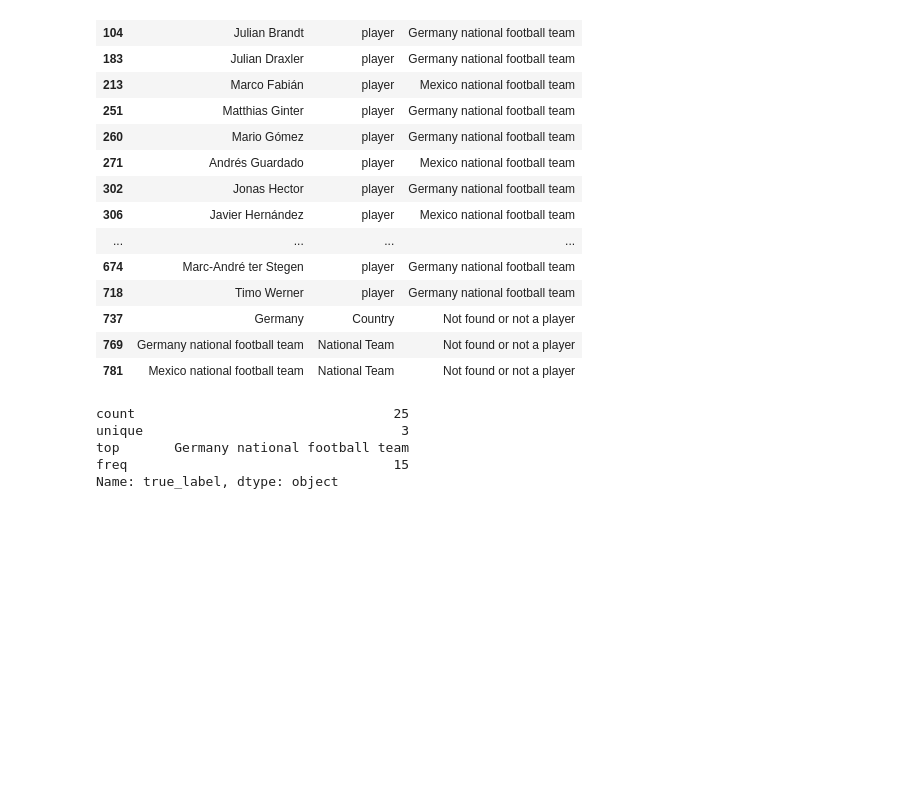
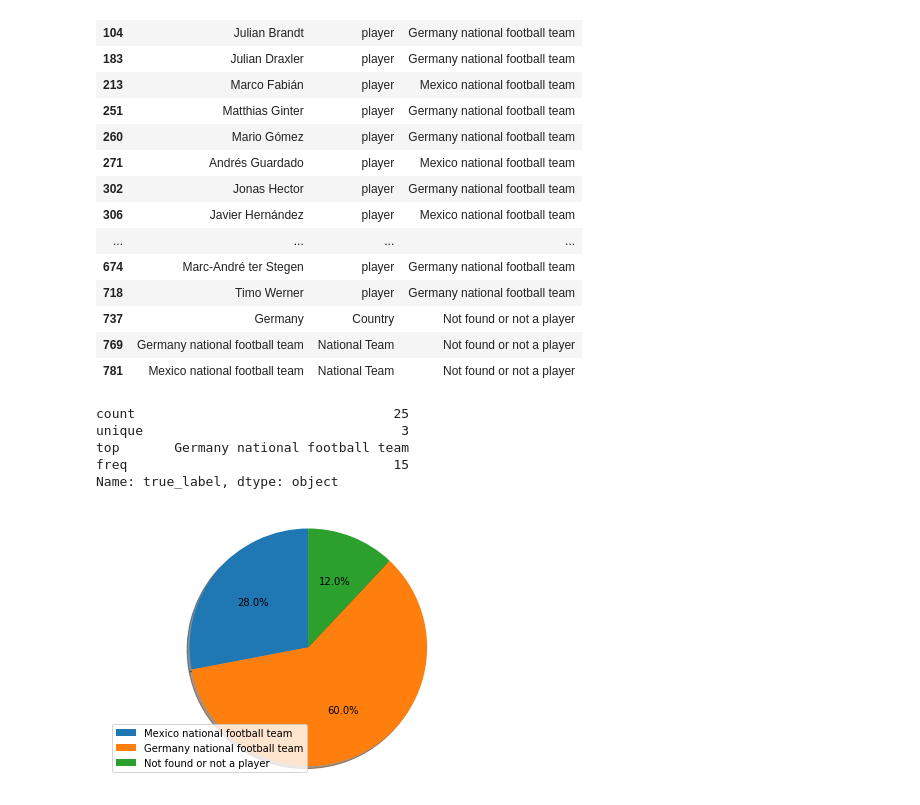
Before and after one commit to ProjectNTDS/Network_World_Cup_Analysis, a Jupyter notebook: Task 4.ipynb, the cells around one changed output. Saved outputs shown, nothing was run; the diff lists cells and outputs as text; code cells hidden in the pictures; blank space fills up the shorter version.

```diff
--- a/Task 4.ipynb
+++ b/Task 4.ipynb
@@ -225,7 +260,7 @@ print(features_normalised.shape)
 # %% [markdown]
 In the next step we compute the pearson correlation between each player, given as input the feature vector.
 # %%
-def compute_pearson_correlation(feature_normalised):
+def compute_pearson_correlation_array(feature_normalised):
 
     n = features_normalised.shape[0]
     pearson_array = np.zeros((n,n))
@@ -251,11 +286,17 @@ def filter_players(player, threshold):
 
     return filtered_players
 # %%
-pearson_array = compute_pearson_correlation(features_normalised)
+pearson_array = compute_pearson_correlation_array(features_normalised)
 # %%
-player = 484             #represents Thomas Müller
-number_of_nodes = 25     #23 players + national team + country
+def run_pearson_correlation_for_node(node, features_normalised):
+
+    number_of_nodes = 25     #23 players + national team + country
 
 
-upperlimit = set_upperbound(pearson_array[player], number_of_nodes+1)
-filtered_players = filter_players(player, upperlimit)
+    upperlimit = set_upperbound(pearson_array[node], number_of_nodes+1)
+    filtered_nodes = filter_players(node, upperlimit)
+
+    pearson_result = All_Nodes.iloc[filtered_nodes, :]
+    pearson_final_result = check_true_label(filtered_nodes, true_list, pearson_result)
+
+    return pearson_final_result
@@ -267,0 +303,2 @@ Players found: 22/25 nodes
+# %%
+pearson_final_result = run_pearson_correlation_for_node(player, features_normalised)
@@ -293,3 +332,7 @@ unique                                 3
 top       Germany national football team
 freq                                  15
 Name: true_label, dtype: object
+# %%
+create_PieChart(pearson_final_result)
+# %% [output]
+[figure, added]
```
Also changed, not shown: parts of 14 cells of this notebook.
